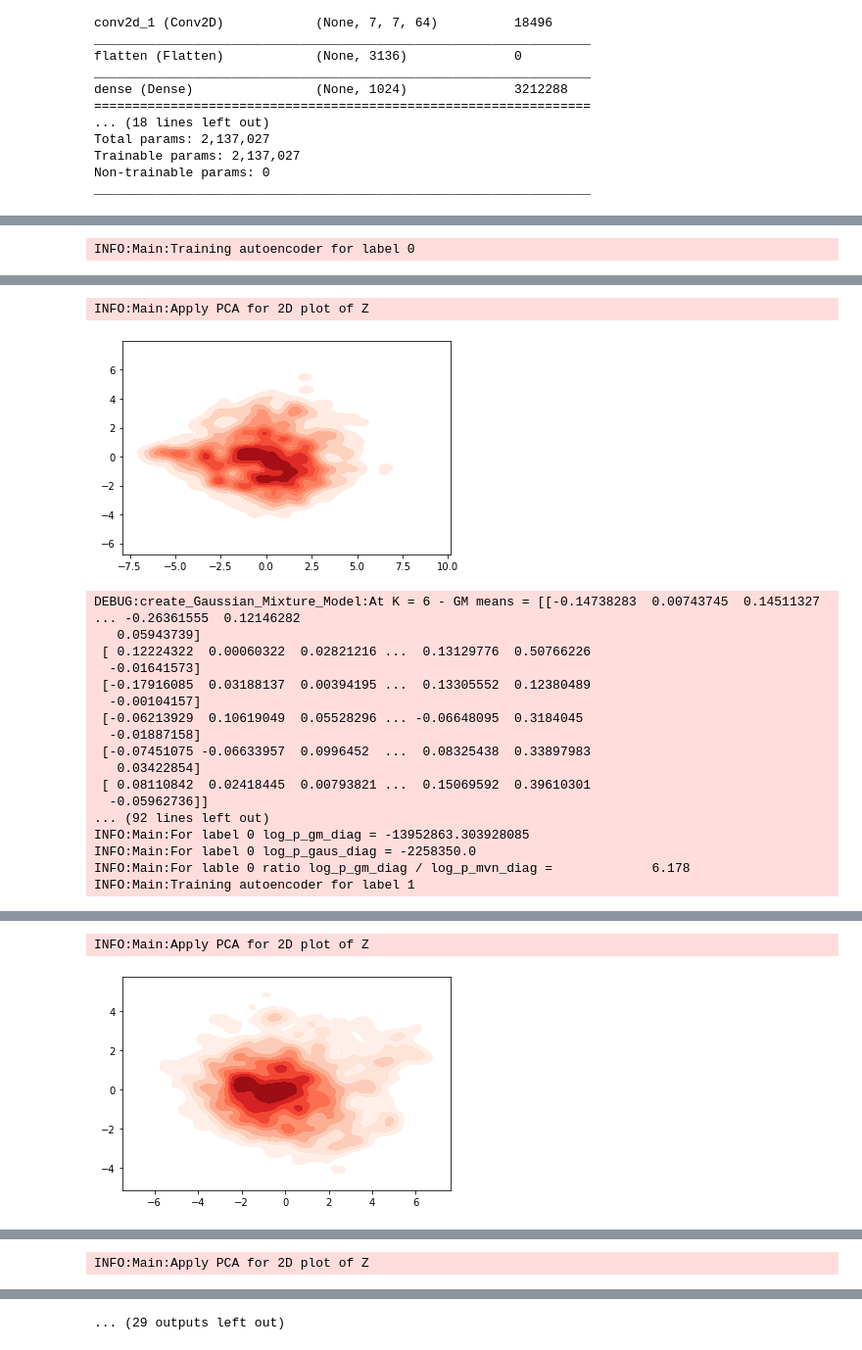
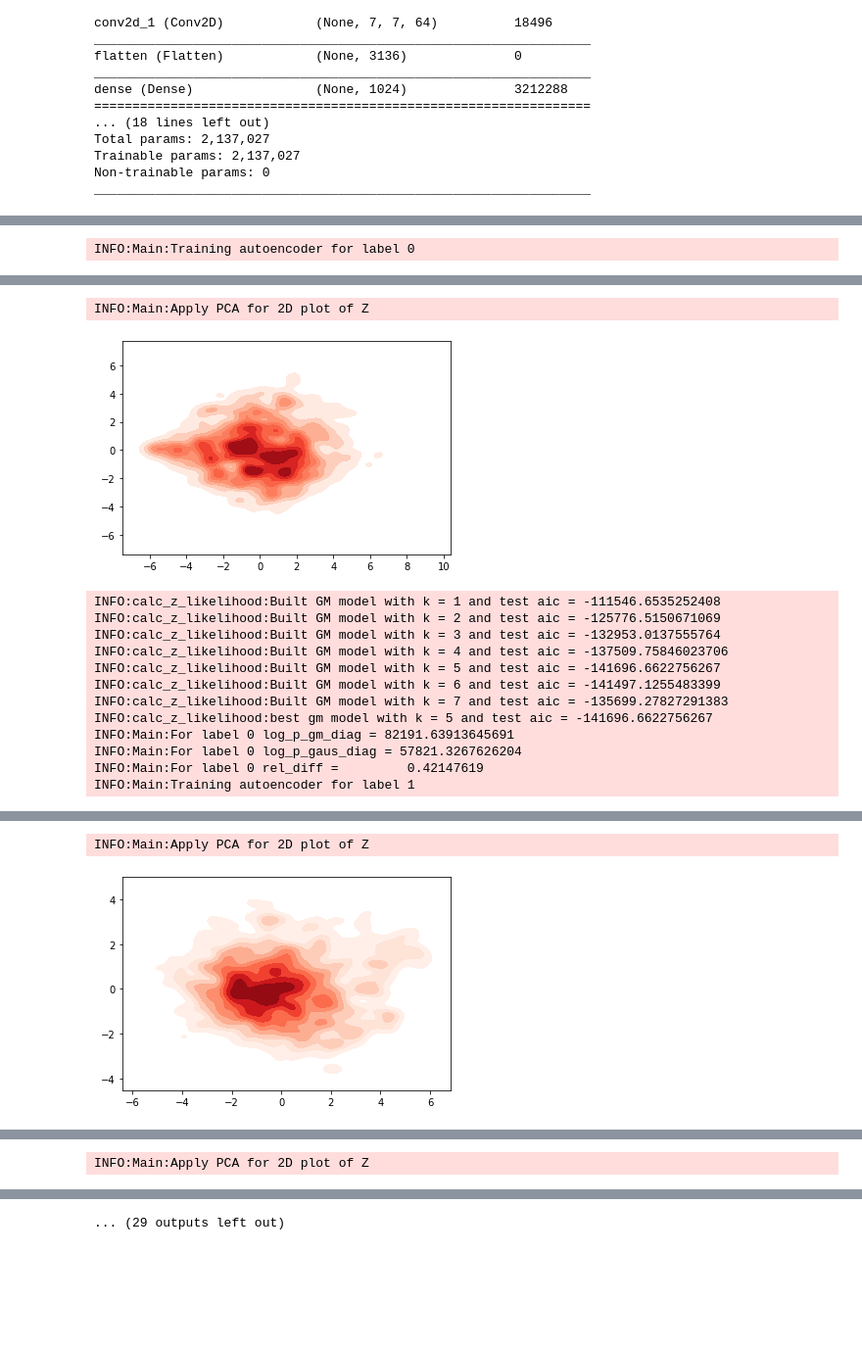
Before and after one commit to mbaddar1/wias_uq_rl, a Jupyter notebook: vae/nb/CAE_Z_Posterior_bootstrapping_CIFAR10_v0.1.ipynb, the cells around one changed output, grey strips where cells are left out. Shown at 98% size. Cells and saved outputs as stored; diff of their text form; code cells hidden in the pictures; blank space fills up the shorter version.

Commit message:
simplified the Gaussian Mixture approximation wrapper method , to fix a bug in log prob calculation

```diff
--- a/vae/nb/CAE_Z_Posterior_bootstrapping_CIFAR10_v0.1.ipynb
+++ b/vae/nb/CAE_Z_Posterior_bootstrapping_CIFAR10_v0.1.ipynb
@@ -208,6 +217,27 @@ def calc_z_likelihood(z,raxis = 0):
     z_train = z[:n_train]
     z_test = z[n_train:]
     logger = logging.getLogger('calc_z_likelihood')
+    min_aic = None
+    gm_fit_min_aic = None
+    for k in range(1,8):
+
+        gm_fit = GaussianMixture(n_components=k,covariance_type='diag').fit(z_train)
+        aic_ = gm_fit.aic(z_test)
+        logger.info(f'Built GM model with k = {k} and test aic = {aic_}')
+        if min_aic is None:
+            min_aic = aic_
+            gm_fit_min_aic = gm_fit
+        elif aic_ < min_aic:
+            min_aic = min(aic_,min_aic)
+            gm_fit_min_aic = gm_fit
+    logger.info(f'best gm model with k = {len(gm_fit_min_aic.means_)} and test aic = {min_aic}')
+    g_fit = GaussianMixture(n_components=1,covariance_type='diag').fit(z_train) # gaussian
+
+    logp_dict = dict()
+    logp_dict['GM_diag'] = np.nansum(gm_fit.score_samples(z_test))
+    logp_dict['Gaus_diag'] = np.nansum(g_fit.score_samples(z_test))
+
+    """
 
     sample_mean = tf.reduce_max(input_tensor=z_train,axis=raxis)
     sample_cov = tfp.stats.covariance(x=z_train)
@@ -216,6 +246,10 @@ def calc_z_likelihood(z,raxis = 0):
     sample_var = tf.linalg.diag_part(input=sample_cov)+0.1
 
     mvn_diag = tfp.distributions.MultivariateNormalDiag(loc=sample_mean,scale_diag=sample_var)
+
+    logger.debug(f'Gaus Diag sample mean = {sample_mean}')
+    logger.debug(f'Gaus Diag sample cov = {sample_cov}')
+
     #mvn_tri = tfp.distributions.MultivariateNormalTriL(loc=sample_mean,scale_tril=L)
     log_p_diag = tf.reduce_sum(mvn_diag.log_prob(z_test))
 
@@ -225,11 +259,11 @@ def calc_z_likelihood(z,raxis = 0):
 
     #logger.debug(f'log_p_gm_diag = {log_p_gm_diag}')
 
-
-    logp_dict = dict()
     logp_dict['GM_diag'] = log_p_gm_diag
     logp_dict['Gaus_diag'] = log_p_diag
 
+    """
+
     return logp_dict
 # %%
 # Main snippet for Z posterior estimation via boostrapping
@@ -276,11 +310,13 @@ for label in unique_labels:
     logps = calc_z_likelihood(z=z)
     logger.info(f"""For label {label} log_p_gm_diag = {logps['GM_diag']}""")
     logger.info(f"""For label {label} log_p_gaus_diag = {logps['Gaus_diag']}""")
-    logger.info(f"""For lable {label} ratio log_p_gm_diag / log_p_mvn_diag = \
-            {np.round(logps['GM_diag']/ tf.cast(logps['Gaus_diag'],tf.float64),3)}""")
-    entry = {'log_p_gm_diag':logps['GM_diag'].numpy(),'log_p_gaus_diag':logps['Gaus_diag'].numpy(),\
-             'ratio_log_p_gm_diag_over_log_p_mvn_diag': \
-             np.round(logps['GM_diag'].numpy()/logps['Gaus_diag'].numpy())}
+    diff = logps['GM_diag'] - logps['Gaus_diag']
+    rel_diff = np.round(diff/np.abs(logps['Gaus_diag']),8)
+    logger.info(f"""For label {label} rel_diff = \
+        {rel_diff}""")
+
+    entry = {'log_p_gm_diag':logps['GM_diag'],'log_p_gaus_diag':logps['Gaus_diag'],\
+             'rel_diff': rel_diff }
     labels_logps_dict[label] = entry
 # %% [output]
 INFO:Main:Training autoencoder for label 0
@@ -304,21 +340,16 @@ Epoch 10/10
 INFO:Main:Apply PCA for 2D plot of Z
-[figure, old version]
+[figure, new version]
-DEBUG:create_Gaussian_Mixture_Model:At K = 6 - GM means = [[-0.14738283  0.00743745  0.14511327 ... -0.26361555  0.12146282
-   0.05943739]
- [ 0.12224322  0.00060322  0.02821216 ...  0.13129776  0.50766226
-  -0.01641573]
- [-0.17916085  0.03188137  0.00394195 ...  0.13305552  0.12380489
-  -0.00104157]
- [-0.06213929  0.10619049  0.05528296 ... -0.06648095  0.3184045
-  -0.01887158]
- [-0.07451075 -0.06633957  0.0996452  ...  0.08325438  0.33897983
-   0.03422854]
- [ 0.08110842  0.02418445  0.00793821 ...  0.15069592  0.39610301
-  -0.05962736]]
-... (92 lines left out)
-INFO:Main:For label 0 log_p_gm_diag = -13952863.303928085
-INFO:Main:For label 0 log_p_gaus_diag = -2258350.0
-INFO:Main:For lable 0 ratio log_p_gm_diag / log_p_mvn_diag =             6.178
+INFO:calc_z_likelihood:Built GM model with k = 1 and test aic = -111546.6535252408
+INFO:calc_z_likelihood:Built GM model with k = 2 and test aic = -125776.5150671069
+INFO:calc_z_likelihood:Built GM model with k = 3 and test aic = -132953.0137555764
+INFO:calc_z_likelihood:Built GM model with k = 4 and test aic = -137509.75846023706
+INFO:calc_z_likelihood:Built GM model with k = 5 and test aic = -141696.6622756267
+INFO:calc_z_likelihood:Built GM model with k = 6 and test aic = -141497.1255483399
+INFO:calc_z_likelihood:Built GM model with k = 7 and test aic = -135699.27827291383
+INFO:calc_z_likelihood:best gm model with k = 5 and test aic = -141696.6622756267
+INFO:Main:For label 0 log_p_gm_diag = 82191.63913645691
+INFO:Main:For label 0 log_p_gaus_diag = 57821.3267626204
+INFO:Main:For label 0 rel_diff =         0.42147619
 INFO:Main:Training autoencoder for label 1
 Model: "encoder"
 _________________________________________________________________
@@ -340,2 +371,2 @@ Epoch 10/10
 INFO:Main:Apply PCA for 2D plot of Z
-[figure, old version]
+[figure, new version]
```
Also changed, not shown: parts of 6 cells of this notebook.
